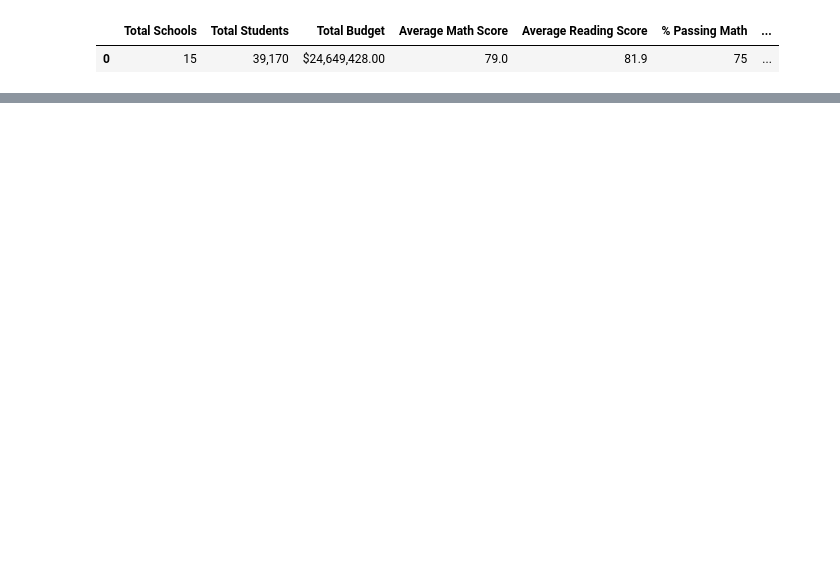
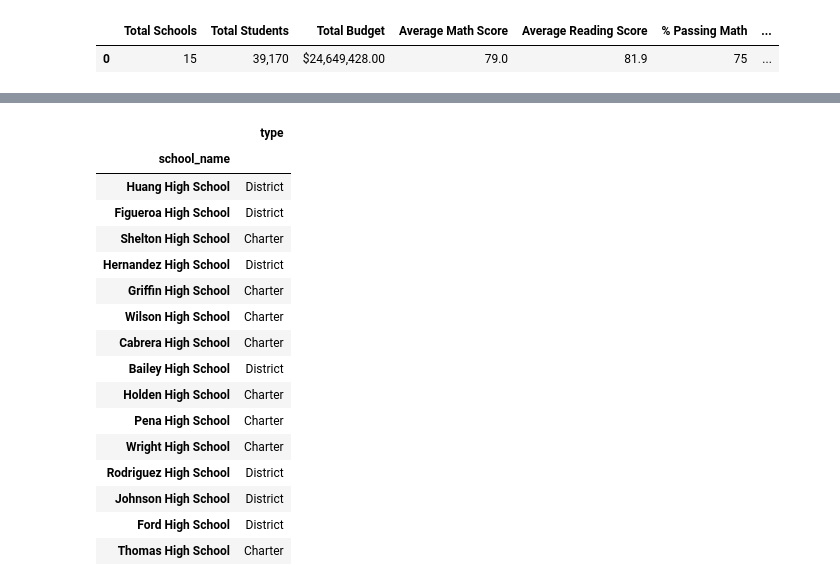
Before and after one commit to abiwat/School_District_Analysis, a Jupyter notebook: PyCitySchools.ipynb, the cells around one changed output, grey strips where cells are left out. Saved outputs shown, nothing was run; the diff lists cells and outputs as text; code cells hidden in the pictures; blank space fills up the shorter version.

```diff
--- a/PyCitySchools.ipynb
+++ b/PyCitySchools.ipynb
@@ -363,3 +355,7 @@ district_summary_df
 # %% [output]
 |  | Total Schools | Total Students | Total Budget | Average Math Score | Average Reading Score | % Passing Math | ... |
 | 0 | 15 | 39,170 | $24,649,428.00 | 79.0 | 81.9 | 75 | ... |
+# %%
+#Determine the school type
+per_school_types = school_data_df.set_index(["school_name"])["type"]
+per_school_types
@@ -365,0 +380,22 @@ district_summary_df
+# %%
+#Adding the preschool_types into a DataFrame for testing
+df = pd.DataFrame(per_school_types)
+df
+# %% [output]
+|  | type |
+| school_name |  |
+| Huang High School | District |
+| Figueroa High School | District |
+| Shelton High School | Charter |
+| Hernandez High School | District |
+| Griffin High School | Charter |
+| Wilson High School | Charter |
+| Cabrera High School | Charter |
+| Bailey High School | District |
+| Holden High School | Charter |
+| Pena High School | Charter |
+| Wright High School | Charter |
+| Rodriguez High School | District |
+| Johnson High School | District |
+| Ford High School | District |
+| Thomas High School | Charter |
```
Also changed, not shown: parts of 17 cells of this notebook.
